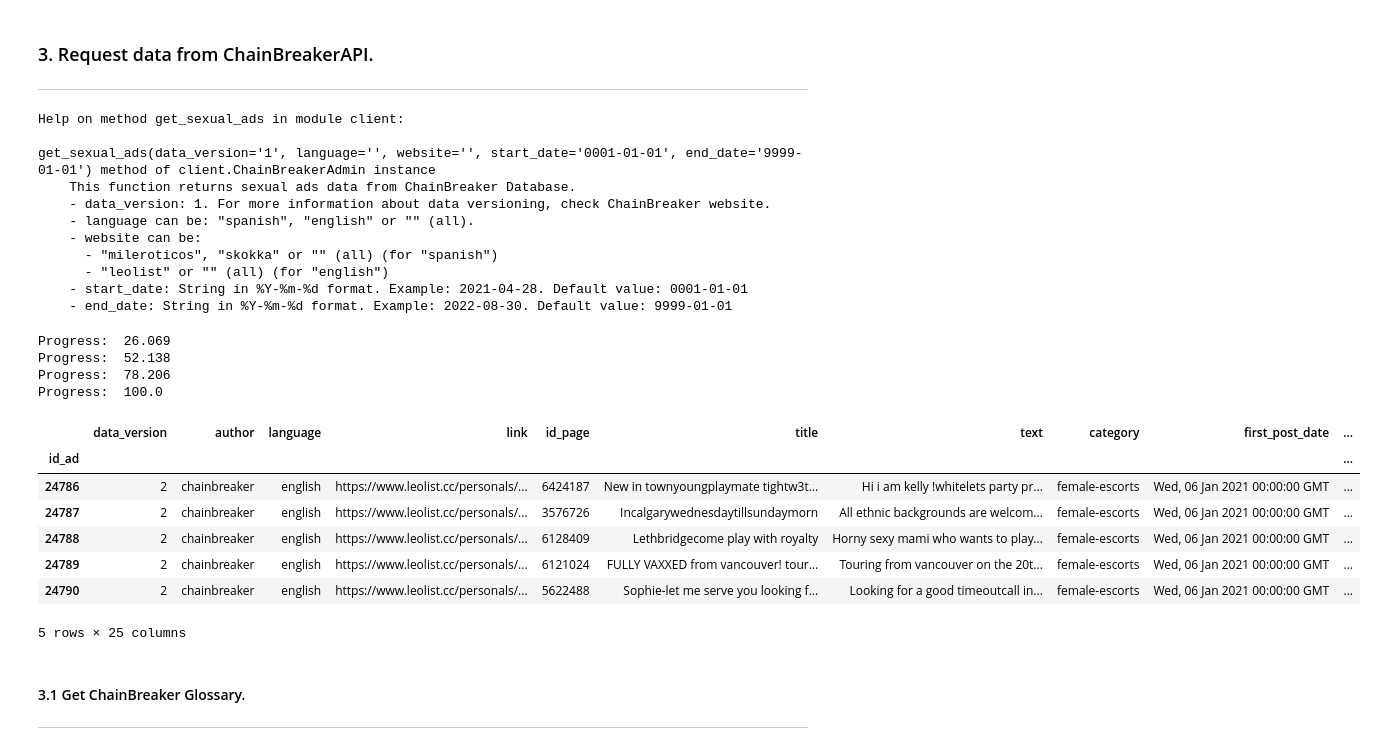
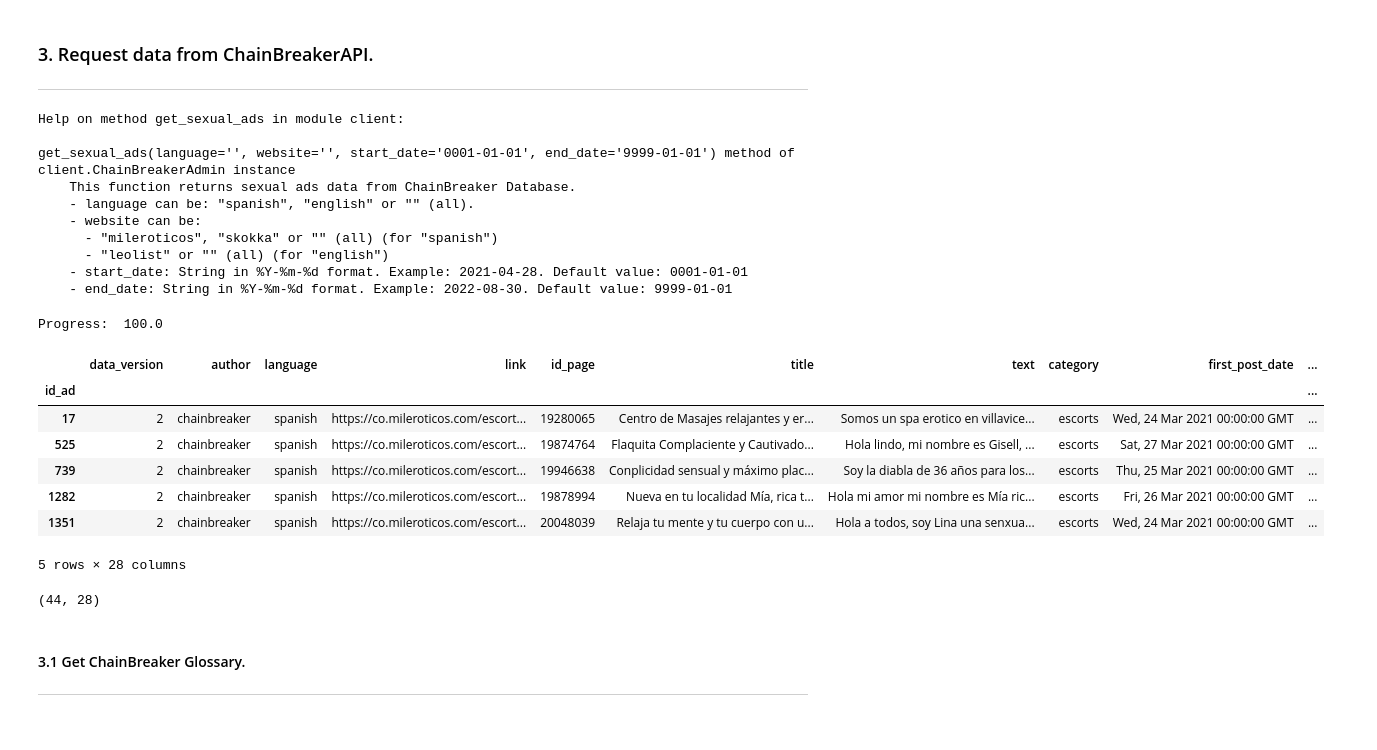
Before and after one commit to ChainBreakerCommunity/chainbreaker-api, a Jupyter notebook: chainbreaker_api/ChainBreakerAPI.ipynb, the cells around one changed output. Cells and saved outputs as stored; diff of their text form; code cells hidden in the pictures.

Commit message:
First public version release

```diff
--- a/chainbreaker_api/ChainBreakerAPI.ipynb
+++ b/chainbreaker_api/ChainBreakerAPI.ipynb
@@ -19,7 +19,8 @@ import matplotlib.pyplot as plt
 # %%
 # Endpoint.
 #endpoint = "https://chainbreaker-ibm.us-south.cf.appdomain.cloud"
-endpoint = "http://localhost:8000"
+endpoint = "https://chainbreaker-server.herokuapp.com/"
+#endpoint = "http://localhost:8000"
 # %%
 # Create client.
 client = ChainBreakerAdmin(endpoint)
@@ -86,9 +91,8 @@ help(client.get_sexual_ads)
 # %% [output]
 Help on method get_sexual_ads in module client:
 
-get_sexual_ads(data_version='1', language='', website='', start_date='0001-01-01', end_date='9999-01-01') method of client.ChainBreakerAdmin instance
+get_sexual_ads(language='', website='', start_date='0001-01-01', end_date='9999-01-01') method of client.ChainBreakerAdmin instance
     This function returns sexual ads data from ChainBreaker Database.
-    - data_version: 1. For more information about data versioning, check ChainBreaker website.
     - language can be: "spanish", "english" or "" (all).
     - website can be:
       - "mileroticos", "skokka" or "" (all) (for "spanish")
@@ -96,22 +100,23 @@ get_sexual_ads(data_version='1', language='', website='', start_date='0001-01-01
     - start_date: String in %Y-%m-%d format. Example: 2021-04-28. Default value: 0001-01-01
     - end_date: String in %Y-%m-%d format. Example: 2022-08-30. Default value: 9999-01-01
 # %%
-ads = client.get_sexual_ads(data_version = "2", language = "english", website = "leolist",
+ads = client.get_sexual_ads(language = "spanish", website = "mileroticos",
                             start_date = "2020-04-01", end_date = "2021-03-28")
 ads.head()
 # %% [output]
-Progress:  26.069
-Progress:  52.138
-Progress:  78.206
 Progress:  100.0
 |  | data_version | author | language | link | id_page | title | text | category | first_post_date | ... |
 | id_ad |  |  |  |  |  |  |  |  |  | ... |
-| 24786 | 2 | chainbreaker | english | https://www.leolist.cc/personals/... | 6424187 | New in townyoungplaymate tightw3t... | Hi i am kelly !whitelets party pr... | female-escorts | Wed, 06 Jan 2021 00:00:00 GMT | ... |
-| 24787 | 2 | chainbreaker | english | https://www.leolist.cc/personals/... | 3576726 | Incalgarywednesdaytillsundaymorn | All ethnic backgrounds are welcom... | female-escorts | Wed, 06 Jan 2021 00:00:00 GMT | ... |
-| 24788 | 2 | chainbreaker | english | https://www.leolist.cc/personals/... | 6128409 | Lethbridgecome play with royalty | Horny sexy mami who wants to play... | female-escorts | Wed, 06 Jan 2021 00:00:00 GMT | ... |
-| 24789 | 2 | chainbreaker | english | https://www.leolist.cc/personals/... | 6121024 | FULLY VAXXED from vancouver! tour... | Touring from vancouver on the 20t... | female-escorts | Wed, 06 Jan 2021 00:00:00 GMT | ... |
-| 24790 | 2 | chainbreaker | english | https://www.leolist.cc/personals/... | 5622488 | Sophie-let me serve you looking f... | Looking for a good timeoutcall in... | female-escorts | Wed, 06 Jan 2021 00:00:00 GMT | ... |
+| 17 | 2 | chainbreaker | spanish | https://co.mileroticos.com/escort... | 19280065 | Centro de Masajes relajantes y er... | Somos un spa erotico en villavice... | escorts | Wed, 24 Mar 2021 00:00:00 GMT | ... |
+| 525 | 2 | chainbreaker | spanish | https://co.mileroticos.com/escort... | 19874764 | Flaquita Complaciente y Cautivado... | Hola lindo, mi nombre es Gisell, ... | escorts | Sat, 27 Mar 2021 00:00:00 GMT | ... |
+| 739 | 2 | chainbreaker | spanish | https://co.mileroticos.com/escort... | 19946638 | Conplicidad sensual y máximo plac... | Soy la diabla de 36 años para los... | escorts | Thu, 25 Mar 2021 00:00:00 GMT | ... |
+| 1282 | 2 | chainbreaker | spanish | https://co.mileroticos.com/escort... | 19878994 | Nueva en tu localidad Mía, rica t... | Hola mi amor mi nombre es Mía ric... | escorts | Fri, 26 Mar 2021 00:00:00 GMT | ... |
+| 1351 | 2 | chainbreaker | spanish | https://co.mileroticos.com/escort... | 20048039 | Relaja tu mente y tu cuerpo con u... | Hola a todos, soy Lina una senxua... | escorts | Wed, 24 Mar 2021 00:00:00 GMT | ... |
-5 rows × 25 columns
+5 rows × 28 columns
+# %%
+ads.shape
+# %% [output]
+(44, 28)
 # %% [markdown]
 #### 3.1 Get ChainBreaker Glossary.
 
```
Also changed, not shown: parts of 33 cells of this notebook, 3 other files.
